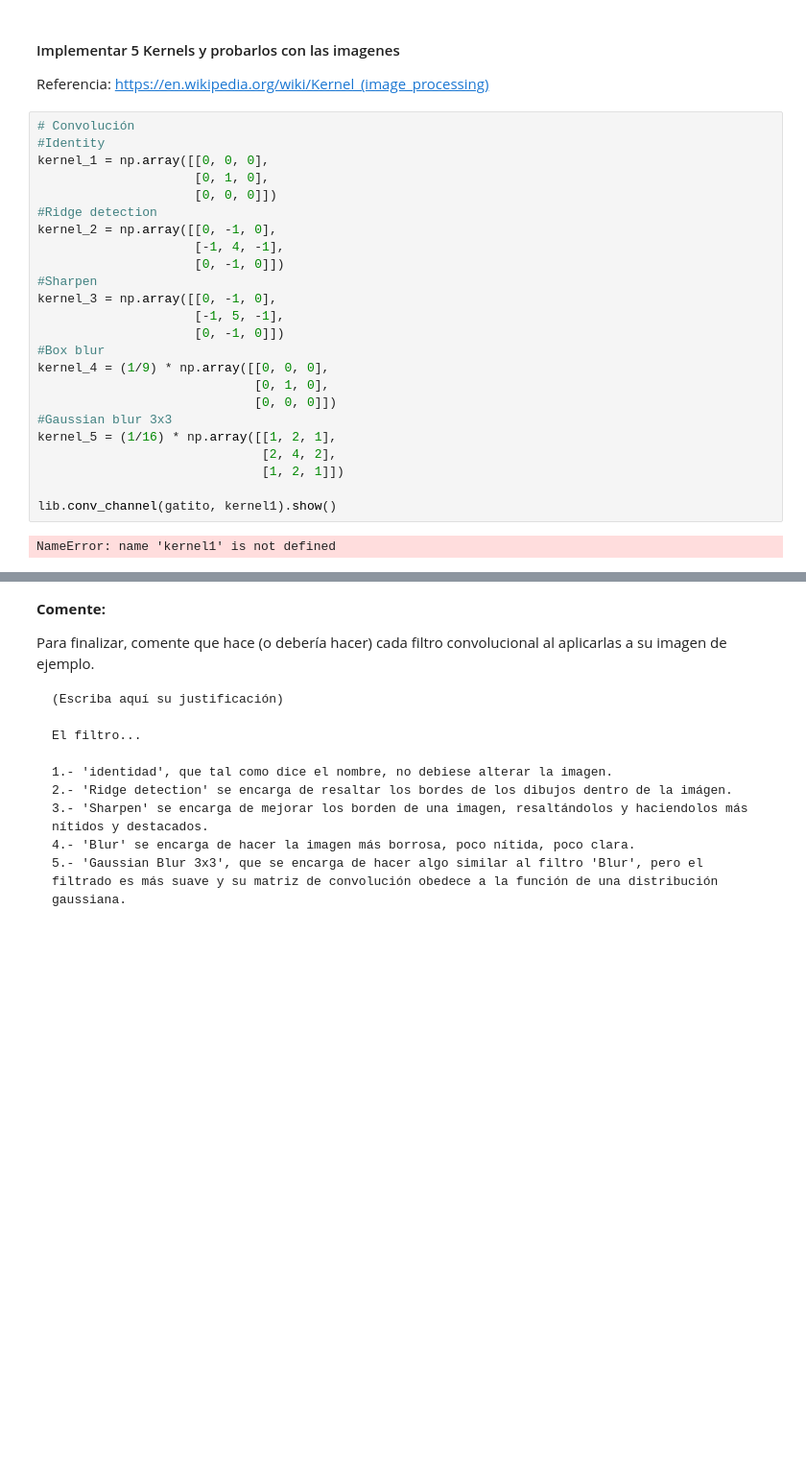
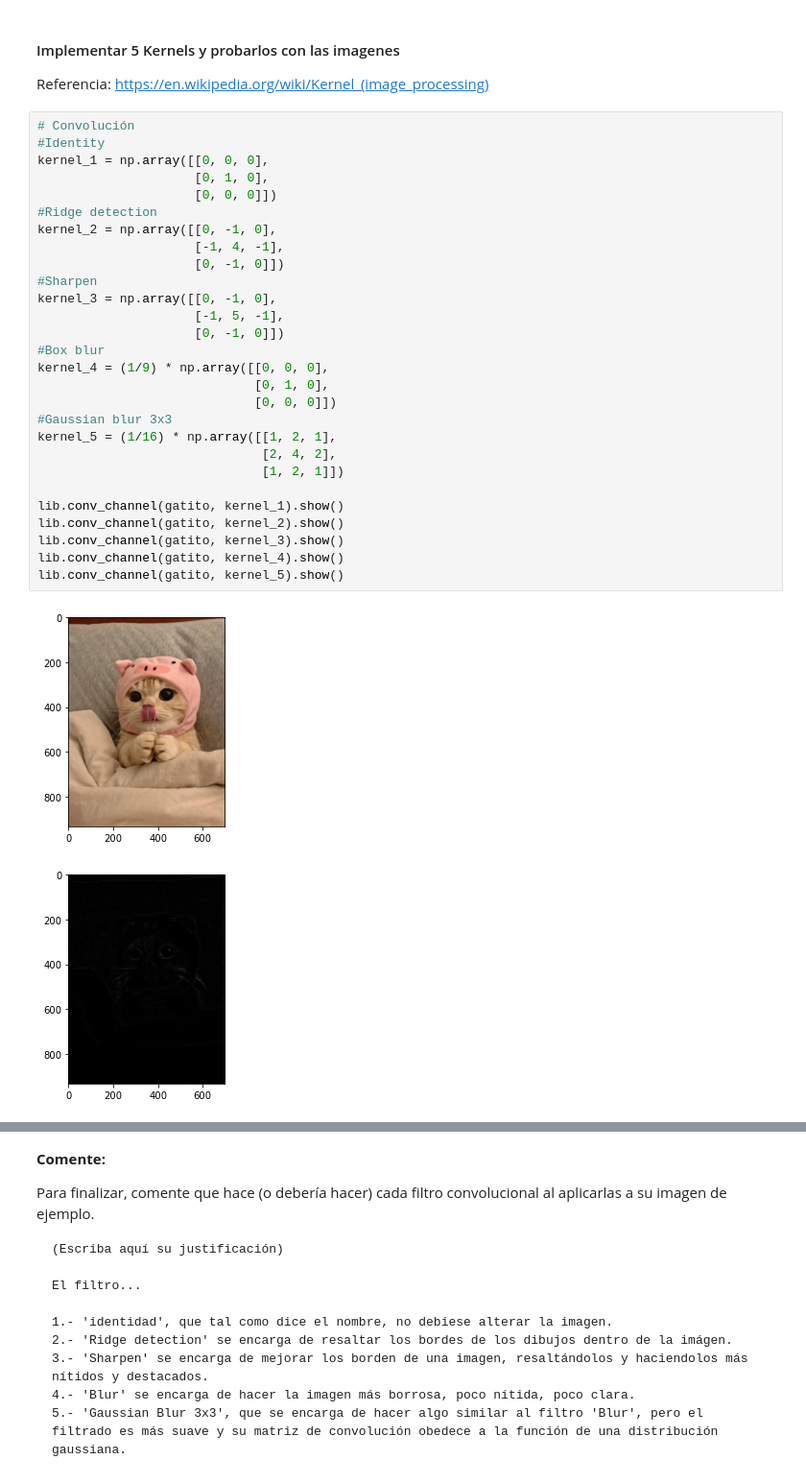
Before and after one commit to diegokauer/MDS7202, a Jupyter notebook: Lab 3/Laboratorio3_enunciado.ipynb, the cells around one changed output, grey strips where cells are left out. Shown at 96% size. Saved outputs shown, nothing was run; the diff lists cells and outputs as text; blank space fills up the shorter version.

```diff
--- a/Lab 3/Laboratorio3_enunciado.ipynb
+++ b/Lab 3/Laboratorio3_enunciado.ipynb
@@ -618,26 +640,31 @@ https://en.wikipedia.org/wiki/Kernel_(image_processing)
 # %%
 # Convolución
 #Identity
 kernel_1 = np.array([[0, 0, 0],
                      [0, 1, 0],
                      [0, 0, 0]])
 #Ridge detection
 kernel_2 = np.array([[0, -1, 0],
                      [-1, 4, -1],
                      [0, -1, 0]])
 #Sharpen
 kernel_3 = np.array([[0, -1, 0],
                      [-1, 5, -1],
                      [0, -1, 0]])
 #Box blur
 kernel_4 = (1/9) * np.array([[0, 0, 0],
                              [0, 1, 0],
                              [0, 0, 0]])
 #Gaussian blur 3x3
 kernel_5 = (1/16) * np.array([[1, 2, 1],
                               [2, 4, 2],
                               [1, 2, 1]])
 
-lib.conv_channel(gatito, kernel1).show()
+lib.conv_channel(gatito, kernel_1).show()
+lib.conv_channel(gatito, kernel_2).show()
+lib.conv_channel(gatito, kernel_3).show()
+lib.conv_channel(gatito, kernel_4).show()
+lib.conv_channel(gatito, kernel_5).show()
 # %% [output]
-NameError: name 'kernel1' is not defined
+[figure, added]
+[figure, added]
```
Also changed, not shown: parts of 12 cells of this notebook.
